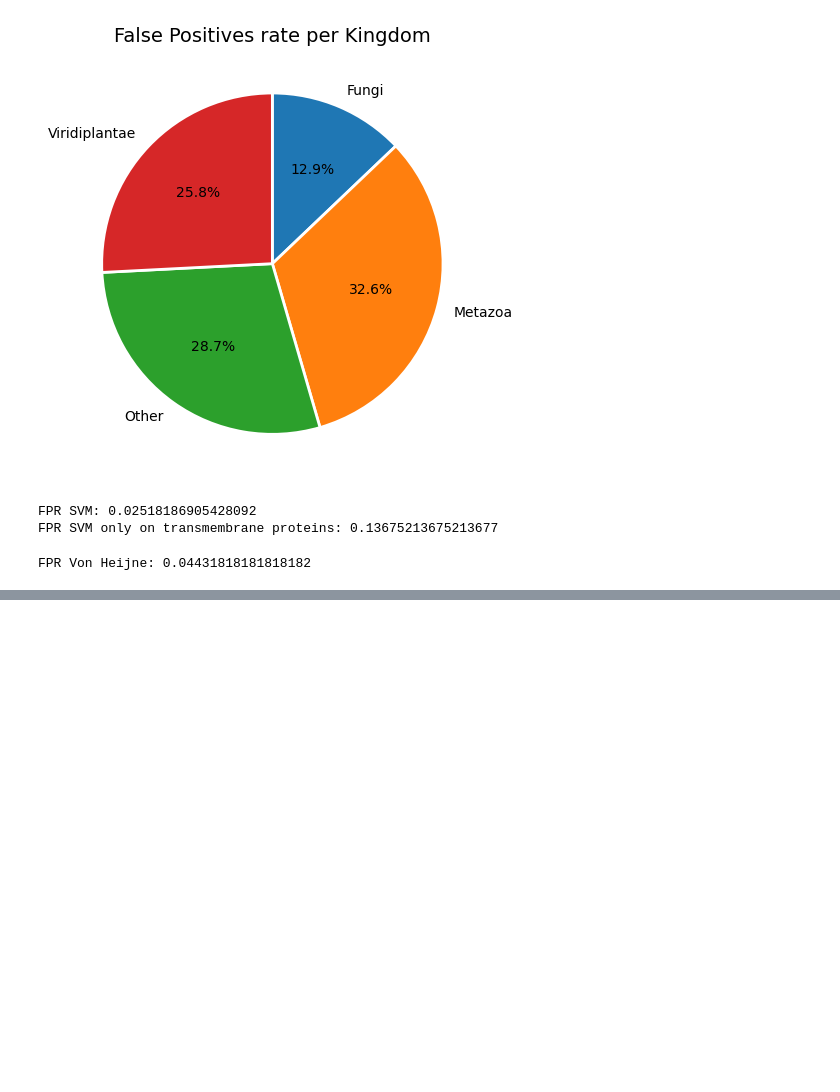
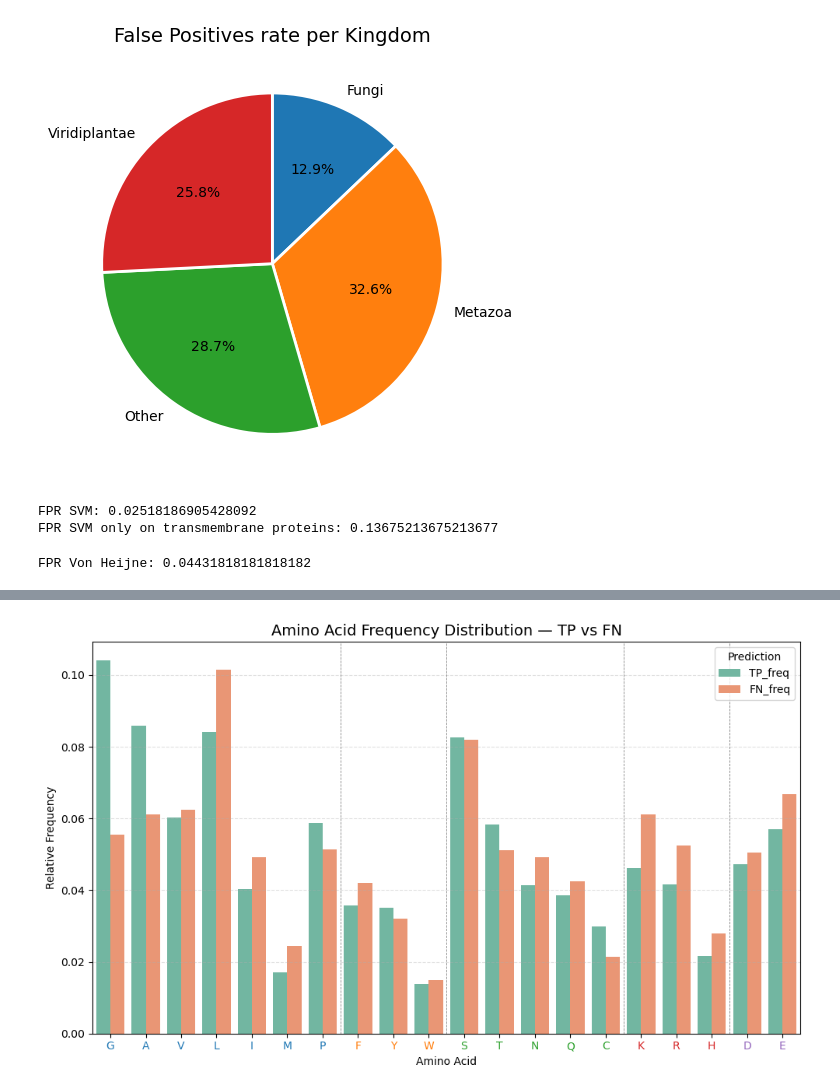
Before and after one commit to LucaCagnini/LB2_project_Group_3, a Jupyter notebook: performance_SVM/model_evaluation-PART2.ipynb, the cells around one changed output, grey strips where cells are left out. Drawn from its saved outputs; the diff is of its cells as text; code cells hidden in the pictures; blank space fills up the shorter version.

```diff
--- a/performance_SVM/model_evaluation-PART2.ipynb
+++ b/performance_SVM/model_evaluation-PART2.ipynb
@@ -332,0 +451,78 @@ FPR Von Heijne: 0.04431818181818182
+# %%
+# TP_freq e FN_freq devono essere Series indicizzate dagli amminoacidi (es. index=['A','C',...])
+aa_compare = pd.DataFrame({"TP_freq": TP_freq, "FN_freq": FN_freq}).fillna(0)
+
+aa_compare = (
+    aa_compare.reset_index()
+              .melt(id_vars="index", var_name="Group", value_name="Frequency")
+              .rename(columns={"index": "AminoAcid"})
+)
+
+aa_categories = {
+    'nonpolar': list("GAVLIMP"),
+    'aromatic': list("FYW"),
+    'polar':    list("STNQC"),
+    'positive': list("KRH"),
+    'negative': list("DE"),
+}
+
+aa_order = [
+    'G','A','V','L','I','M','P',
+    'F','Y','W',
+    'S','T','N','Q','C',
+    'K','R','H',
+    'D','E'
+]
+
+# mapping AA -> categoria e dtype ordinato
+res_to_cat = {aa: cat for cat, aas in aa_categories.items() for aa in aas}
+aa_compare["AminoAcid"] = pd.Categorical(aa_compare["AminoAcid"], categories=aa_order, ordered=True)
+
+plt.figure(figsize=(10, 6))
+ax = sns.barplot(
+    data=aa_compare,
+    x="AminoAcid",
+    y="Frequency",
+    hue="Group",
+    order=aa_order,
+    palette="Set2"
+)
+
+ax.set_title("Amino Acid Frequency Distribution — TP vs FN", fontsize=14)
+ax.set_xlabel("Amino Acid")
+ax.set_ylabel("Relative Frequency")
+ax.grid(axis='y', linestyle="--", alpha=0.4)
+ax.legend(title="Prediction")
+
+# colore delle etichette x in base alla categoria
+cat_colors = {
+    'nonpolar':'#1f77b4',
+    'aromatic':'#ff7f0e',
+    'polar':'#2ca02c',
+    'positive':'#d62728',
+    'negative':'#9467bd'
+}
+for label in ax.get_xticklabels():
+    aa = label.get_text()
+    cat = res_to_cat.get(aa)
+    if cat:
+        label.set_color(cat_colors[cat])
+
+# linee di separazione tra gruppi
+group_boundaries = []
+current_cat = None
+for i, aa in enumerate(aa_order):
+    cat = res_to_cat[aa]
+    if current_cat is None:
+        current_cat = cat
+    elif cat != current_cat:
+        group_boundaries.append(i - 0.5)
+        current_cat = cat
+
+for x in group_boundaries:
+    ax.axvline(x=x, color='gray', linestyle='--', linewidth=0.6)
+
+plt.tight_layout()
+plt.show()
+# %% [output]
+[figure, added]
```
Also changed, not shown: parts of 4 cells of this notebook.
